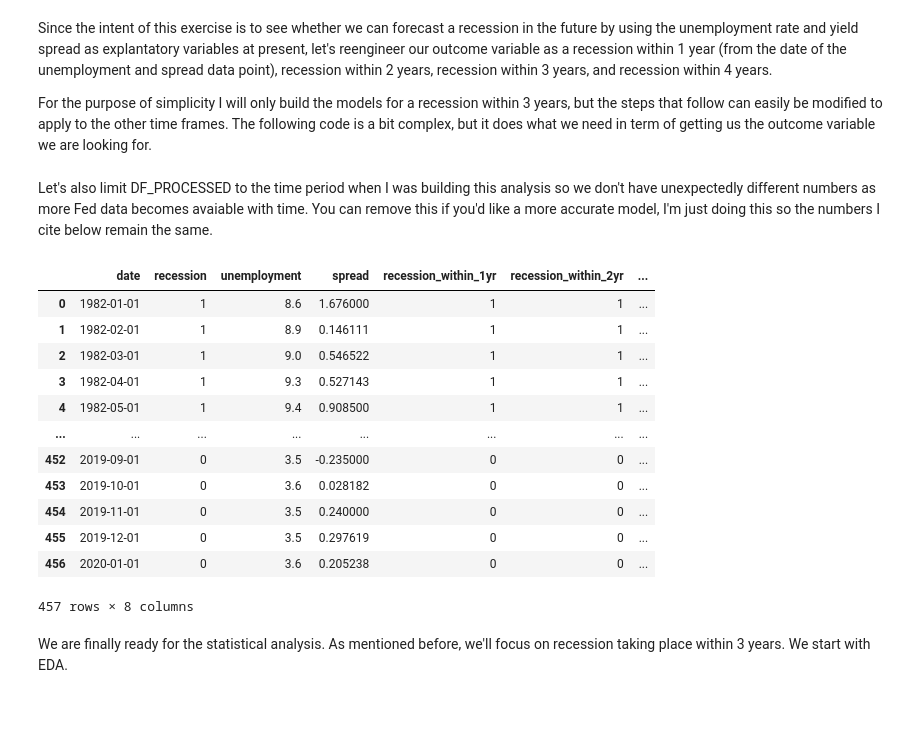
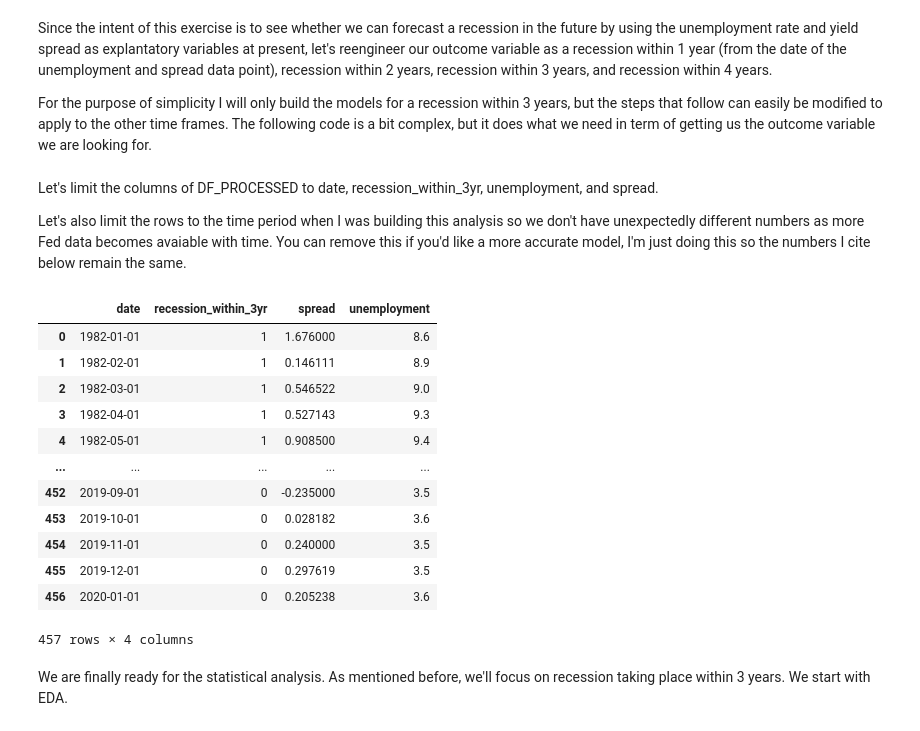
Before and after one commit to rguseynov23/Recession_Prediction, a Jupyter notebook: US_Recession_Probability.ipynb, the cells around one changed output. Drawn from its saved outputs; the diff is of its cells as text; code cells hidden in the pictures.

```diff
--- a/US_Recession_Probability.ipynb
+++ b/US_Recession_Probability.ipynb
@@ -414,24 +414,27 @@ DF_PROCESSED["recession_within_4yr"] = DF_PROCESSED.recession_within_4yr.astype(
 #save processed dataframe
 #DF_PROCESSED.to_csv(r'datasets\recession\processed_df.csv', index = False)
 # %% [markdown]
-Let's also limit DF_PROCESSED to the time period when I was building this analysis so we don't have unexpectedly different numbers as more Fed data becomes avaiable with time. You can remove this if you'd like a more accurate model, I'm just doing this so the numbers I cite below remain the same.
+Let's limit the columns of DF_PROCESSED to date, recession_within_3yr, unemployment, and spread.
+
+Let's also limit the rows to the time period when I was building this analysis so we don't have unexpectedly different numbers as more Fed data becomes avaiable with time. You can remove this if you'd like a more accurate model, I'm just doing this so the numbers I cite below remain the same.
 # %%
 DF_PROCESSED = DF_PROCESSED[DF_PROCESSED['date']<'2/1/2020']
+DF_PROCESSED = DF_PROCESSED[['date','recession_within_3yr','spread','unemployment']]
 DF_PROCESSED
 # %% [output]
-|  | date | recession | unemployment | spread | recession_within_1yr | recession_within_2yr | ... |
-| 0 | 1982-01-01 | 1 | 8.6 | 1.676000 | 1 | 1 | ... |
-| 1 | 1982-02-01 | 1 | 8.9 | 0.146111 | 1 | 1 | ... |
-| 2 | 1982-03-01 | 1 | 9.0 | 0.546522 | 1 | 1 | ... |
-| 3 | 1982-04-01 | 1 | 9.3 | 0.527143 | 1 | 1 | ... |
-| 4 | 1982-05-01 | 1 | 9.4 | 0.908500 | 1 | 1 | ... |
-| ... | ... | ... | ... | ... | ... | ... | ... |
-| 452 | 2019-09-01 | 0 | 3.5 | -0.235000 | 0 | 0 | ... |
-| 453 | 2019-10-01 | 0 | 3.6 | 0.028182 | 0 | 0 | ... |
-| 454 | 2019-11-01 | 0 | 3.5 | 0.240000 | 0 | 0 | ... |
-| 455 | 2019-12-01 | 0 | 3.5 | 0.297619 | 0 | 0 | ... |
-| 456 | 2020-01-01 | 0 | 3.6 | 0.205238 | 0 | 0 | ... |
+|  | date | recession_within_3yr | spread | unemployment |
+| 0 | 1982-01-01 | 1 | 1.676000 | 8.6 |
+| 1 | 1982-02-01 | 1 | 0.146111 | 8.9 |
+| 2 | 1982-03-01 | 1 | 0.546522 | 9.0 |
+| 3 | 1982-04-01 | 1 | 0.527143 | 9.3 |
+| 4 | 1982-05-01 | 1 | 0.908500 | 9.4 |
+| ... | ... | ... | ... | ... |
+| 452 | 2019-09-01 | 0 | -0.235000 | 3.5 |
+| 453 | 2019-10-01 | 0 | 0.028182 | 3.6 |
+| 454 | 2019-11-01 | 0 | 0.240000 | 3.5 |
+| 455 | 2019-12-01 | 0 | 0.297619 | 3.5 |
+| 456 | 2020-01-01 | 0 | 0.205238 | 3.6 |
-457 rows × 8 columns
+457 rows × 4 columns
 # %% [markdown]
 We are finally ready for the statistical analysis. As mentioned before, we'll focus on recession taking place within 3 years. We start with EDA.
 # %% [markdown]
```
Also changed, not shown: parts of 1 cell of this notebook.
